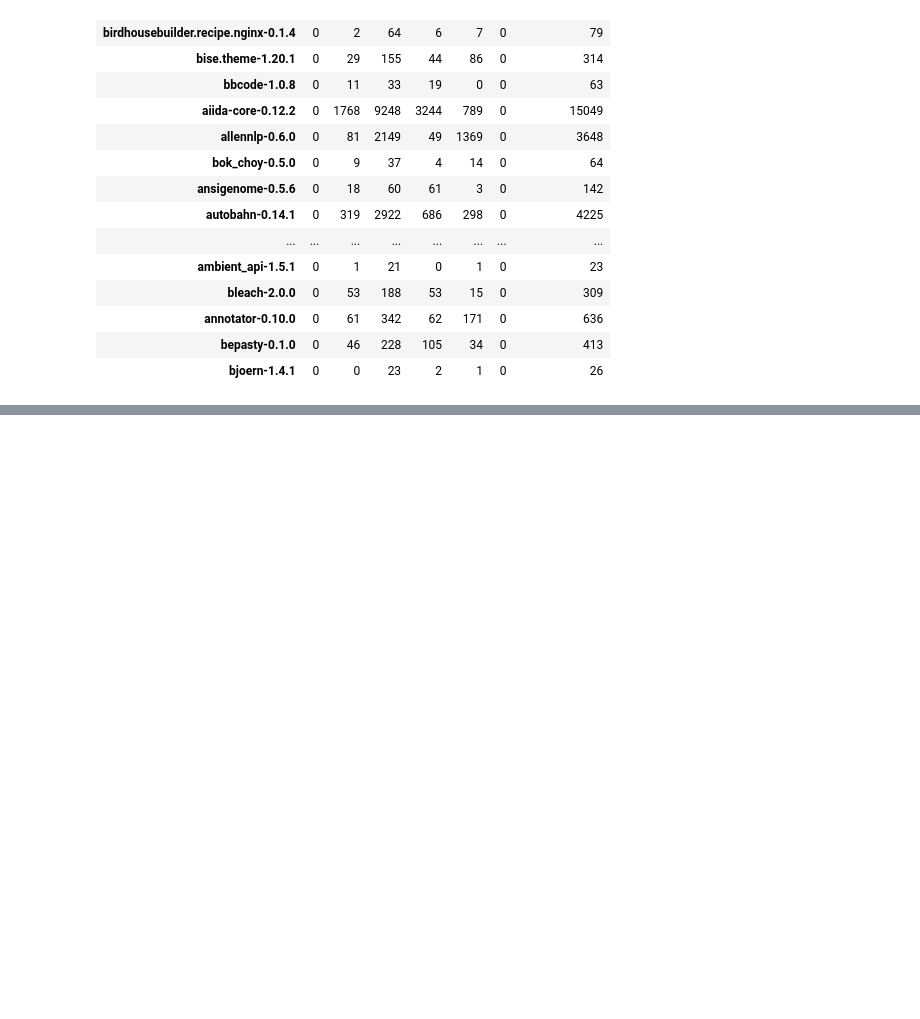
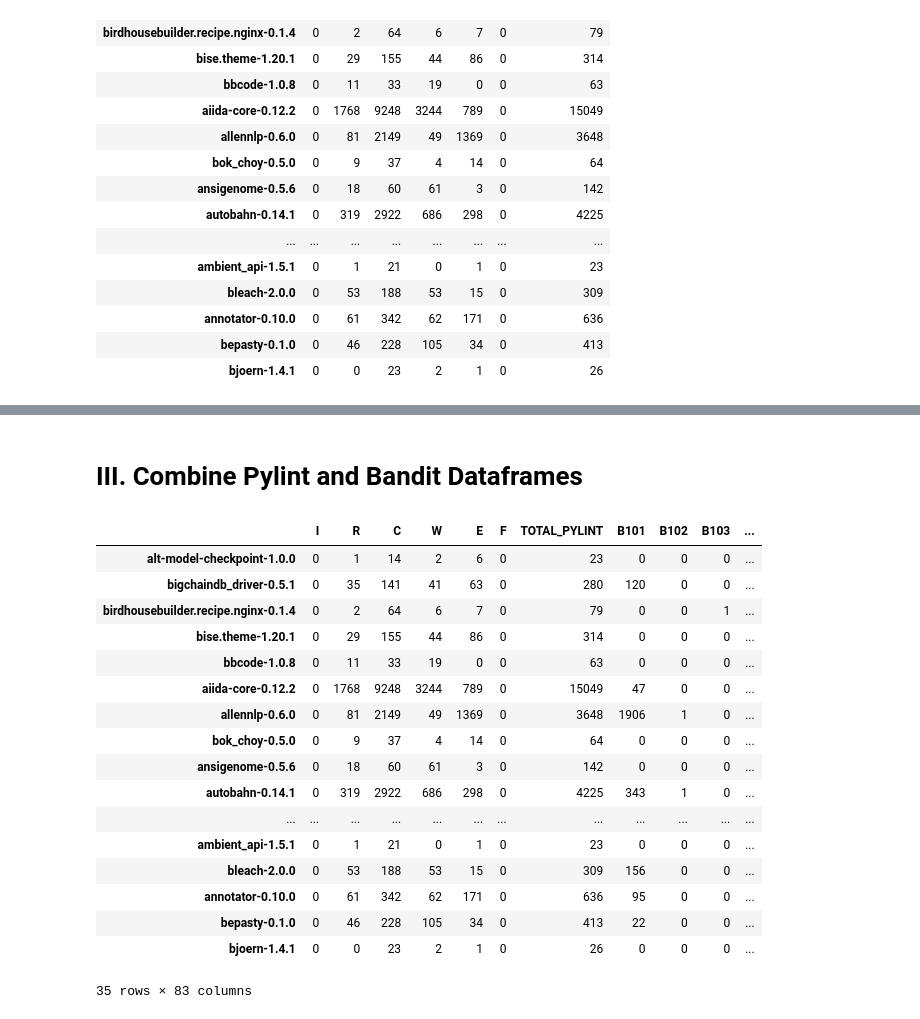
Before and after one commit to ruthjohnson95/CS230, a Jupyter notebook: stat_analysis/combined_df.ipynb, the cells around one changed output, grey strips where cells are left out. Drawn from its saved outputs; the diff is of its cells as text; code cells hidden in the pictures; blank space fills up the shorter version.

```diff
--- a/stat_analysis/combined_df.ipynb
+++ b/stat_analysis/combined_df.ipynb
@@ -76,0 +119,24 @@ pylint_df
+# %% [markdown]
+# III. Combine Pylint and Bandit Dataframes
+# %%
+combined_df = pylint_df.join(bandit_df)
+combined_df
+# %% [output]
+|  | I | R | C | W | E | F | TOTAL_PYLINT | B101 | B102 | B103 | ... |
+| alt-model-checkpoint-1.0.0 | 0 | 1 | 14 | 2 | 6 | 0 | 23 | 0 | 0 | 0 | ... |
+| bigchaindb_driver-0.5.1 | 0 | 35 | 141 | 41 | 63 | 0 | 280 | 120 | 0 | 0 | ... |
+| birdhousebuilder.recipe.nginx-0.1.4 | 0 | 2 | 64 | 6 | 7 | 0 | 79 | 0 | 0 | 1 | ... |
+| bise.theme-1.20.1 | 0 | 29 | 155 | 44 | 86 | 0 | 314 | 0 | 0 | 0 | ... |
+| bbcode-1.0.8 | 0 | 11 | 33 | 19 | 0 | 0 | 63 | 0 | 0 | 0 | ... |
+| aiida-core-0.12.2 | 0 | 1768 | 9248 | 3244 | 789 | 0 | 15049 | 47 | 0 | 0 | ... |
+| allennlp-0.6.0 | 0 | 81 | 2149 | 49 | 1369 | 0 | 3648 | 1906 | 1 | 0 | ... |
+| bok_choy-0.5.0 | 0 | 9 | 37 | 4 | 14 | 0 | 64 | 0 | 0 | 0 | ... |
+| ansigenome-0.5.6 | 0 | 18 | 60 | 61 | 3 | 0 | 142 | 0 | 0 | 0 | ... |
+| autobahn-0.14.1 | 0 | 319 | 2922 | 686 | 298 | 0 | 4225 | 343 | 1 | 0 | ... |
+| ... | ... | ... | ... | ... | ... | ... | ... | ... | ... | ... | ... |
+| ambient_api-1.5.1 | 0 | 1 | 21 | 0 | 1 | 0 | 23 | 0 | 0 | 0 | ... |
+| bleach-2.0.0 | 0 | 53 | 188 | 53 | 15 | 0 | 309 | 156 | 0 | 0 | ... |
+| annotator-0.10.0 | 0 | 61 | 342 | 62 | 171 | 0 | 636 | 95 | 0 | 0 | ... |
+| bepasty-0.1.0 | 0 | 46 | 228 | 105 | 34 | 0 | 413 | 22 | 0 | 0 | ... |
+| bjoern-1.4.1 | 0 | 0 | 23 | 2 | 1 | 0 | 26 | 0 | 0 | 0 | ... |
+35 rows × 83 columns
```
Also changed, not shown: parts of 14 cells of this notebook.
